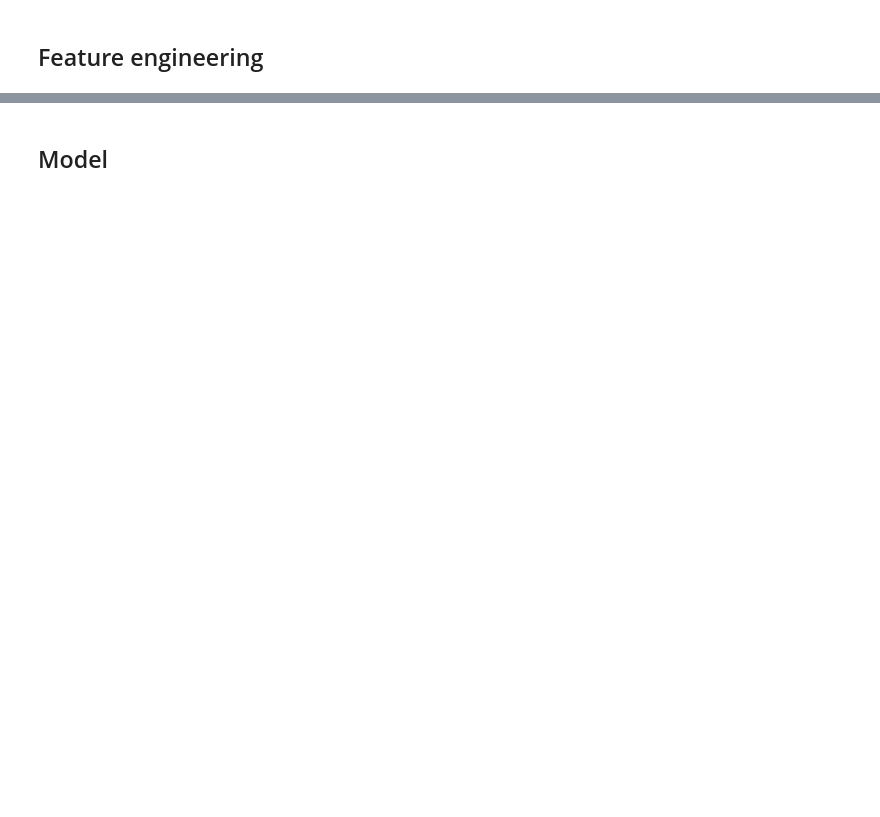
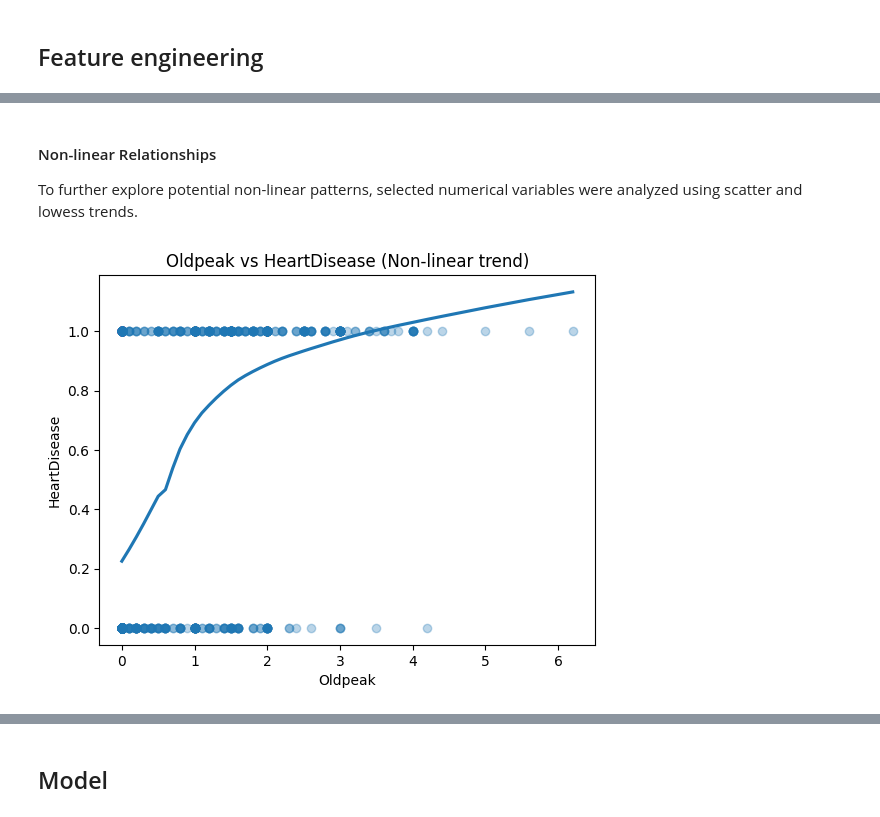
Before and after one commit to biotechwithdata/REPO, a Jupyter notebook: heart_disease_risk_analysis.ipynb, the cells around one changed output, grey strips where cells are left out. Drawn from its saved outputs; the diff is of its cells as text; code cells hidden in the pictures; blank space fills up the shorter version.

```diff
--- a/heart_disease_risk_analysis.ipynb
+++ b/heart_disease_risk_analysis.ipynb
@@ -681,0 +720,16 @@ Categorical variables were encoded using one-hot encoding. Resulting boolean fea
+# %% [markdown]
+#### Non-linear Relationships
+
+To further explore potential non-linear patterns, selected numerical variables were analyzed using scatter and lowess trends.
+# %%
+sns.regplot(
+    x="Oldpeak",
+    y="HeartDisease",
+    data=df,
+    lowess=True,
+    scatter_kws={'alpha':0.3}
+)
+plt.title("Oldpeak vs HeartDisease (Non-linear trend)")
+plt.show()
+# %% [output]
+[figure, added]
```
Also changed, not shown: parts of 29 cells of this notebook.
